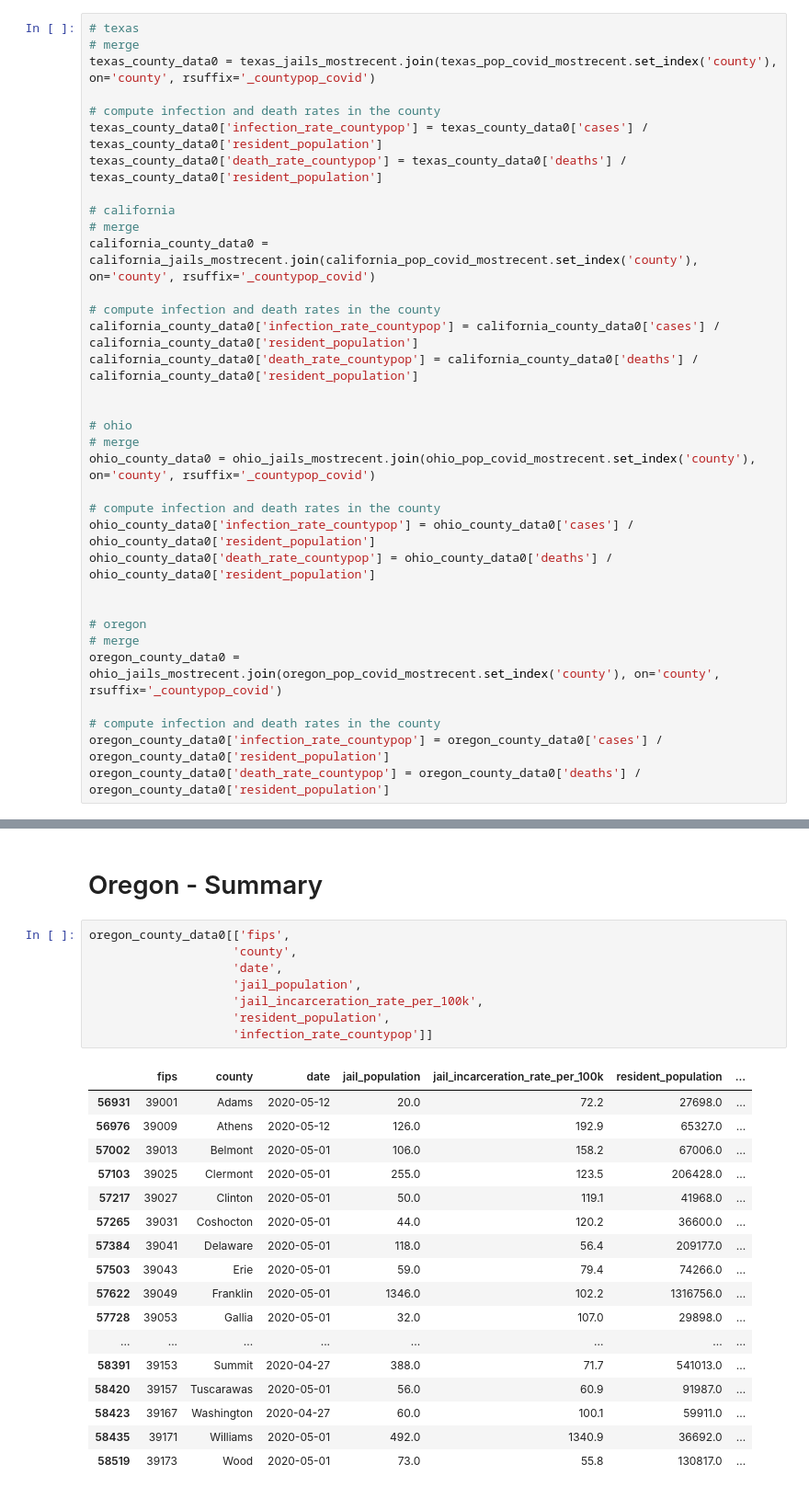
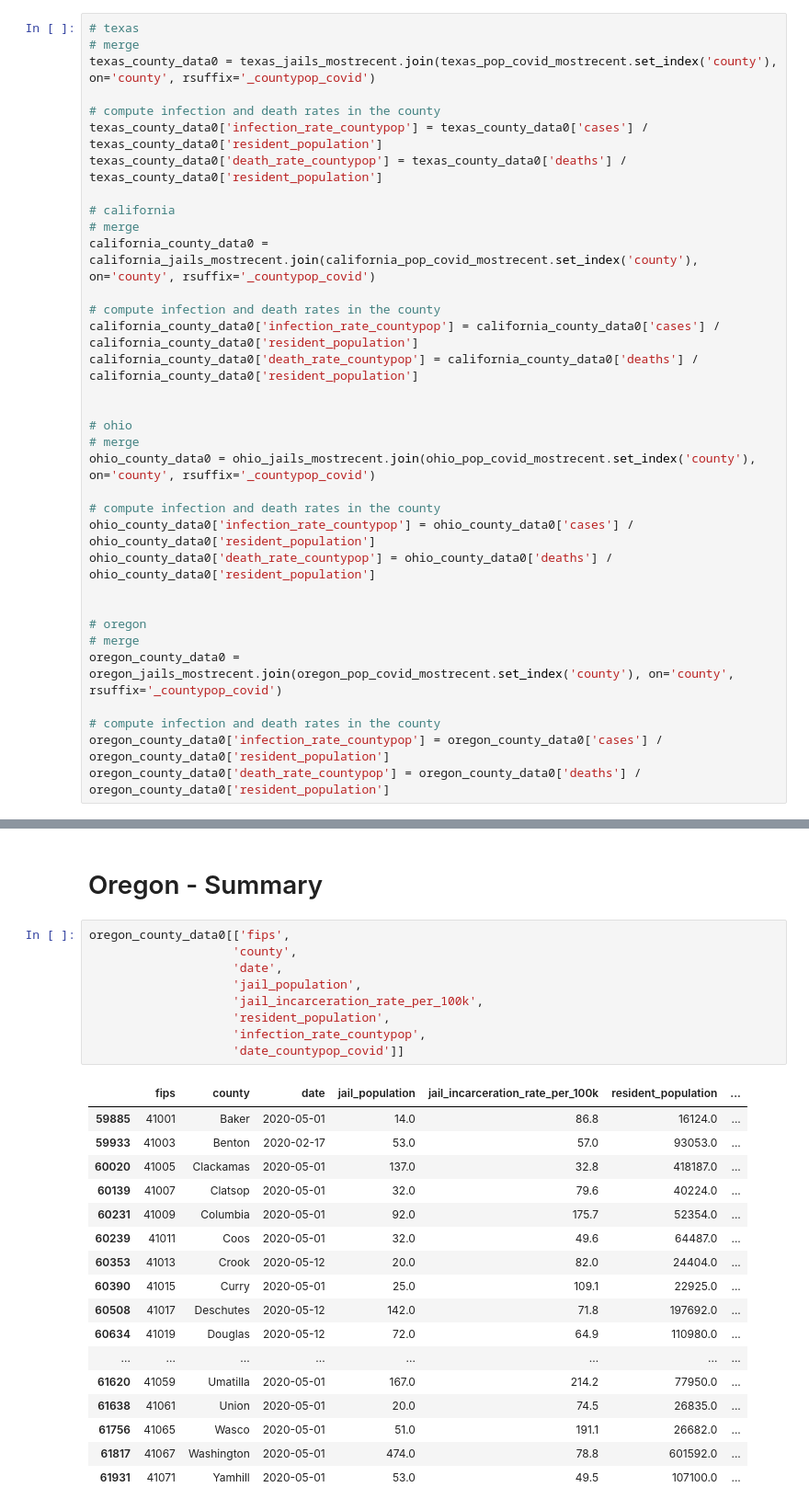
Before and after one commit to bhawna759/MIT_COVID-19_Datathon, a Jupyter notebook: County_level_Texas_California.ipynb, the cells around one changed output, grey strips where cells are left out. Shown at 92% size. Drawn from its saved outputs; the diff is of its cells as text.

Commit message:
added Oregon, Ohio

```diff
--- a/County_level_Texas_California.ipynb
+++ b/County_level_Texas_California.ipynb
@@ -712,7 +712,7 @@ ohio_county_data0['death_rate_countypop'] = ohio_county_data0['deaths'] / ohio_c
 
 # oregon
 # merge
-oregon_county_data0 = ohio_jails_mostrecent.join(oregon_pop_covid_mostrecent.set_index('county'), on='county', rsuffix='_countypop_covid')
+oregon_county_data0 = oregon_jails_mostrecent.join(oregon_pop_covid_mostrecent.set_index('county'), on='county', rsuffix='_countypop_covid')
 
 # compute infection and death rates in the county
 oregon_county_data0['infection_rate_countypop'] = oregon_county_data0['cases'] / oregon_county_data0['resident_population']
@@ -999,26 +1000,27 @@ ohio_county_data0[['fips',
 # %%
 oregon_county_data0[['fips',
                     'county',
                     'date',
                     'jail_population',
                     'jail_incarceration_rate_per_100k',
                     'resident_population',
-                    'infection_rate_countypop']]
+                    'infection_rate_countypop',
+                    'date_countypop_covid']]
 # %% [output]
 |  | fips | county | date | jail_population | jail_incarceration_rate_per_100k | resident_population | ... |
-| 56931 | 39001 | Adams | 2020-05-12 | 20.0 | 72.2 | 27698.0 | ... |
-| 56976 | 39009 | Athens | 2020-05-12 | 126.0 | 192.9 | 65327.0 | ... |
-| 57002 | 39013 | Belmont | 2020-05-01 | 106.0 | 158.2 | 67006.0 | ... |
-| 57103 | 39025 | Clermont | 2020-05-01 | 255.0 | 123.5 | 206428.0 | ... |
-| 57217 | 39027 | Clinton | 2020-05-01 | 50.0 | 119.1 | 41968.0 | ... |
-| 57265 | 39031 | Coshocton | 2020-05-01 | 44.0 | 120.2 | 36600.0 | ... |
-| 57384 | 39041 | Delaware | 2020-05-01 | 118.0 | 56.4 | 209177.0 | ... |
-| 57503 | 39043 | Erie | 2020-05-01 | 59.0 | 79.4 | 74266.0 | ... |
-| 57622 | 39049 | Franklin | 2020-05-01 | 1346.0 | 102.2 | 1316756.0 | ... |
-| 57728 | 39053 | Gallia | 2020-05-01 | 32.0 | 107.0 | 29898.0 | ... |
+| 59885 | 41001 | Baker | 2020-05-01 | 14.0 | 86.8 | 16124.0 | ... |
+| 59933 | 41003 | Benton | 2020-02-17 | 53.0 | 57.0 | 93053.0 | ... |
+| 60020 | 41005 | Clackamas | 2020-05-01 | 137.0 | 32.8 | 418187.0 | ... |
+| 60139 | 41007 | Clatsop | 2020-05-01 | 32.0 | 79.6 | 40224.0 | ... |
+| 60231 | 41009 | Columbia | 2020-05-01 | 92.0 | 175.7 | 52354.0 | ... |
+| 60239 | 41011 | Coos | 2020-05-01 | 32.0 | 49.6 | 64487.0 | ... |
+| 60353 | 41013 | Crook | 2020-05-12 | 20.0 | 82.0 | 24404.0 | ... |
+| 60390 | 41015 | Curry | 2020-05-01 | 25.0 | 109.1 | 22925.0 | ... |
+| 60508 | 41017 | Deschutes | 2020-05-12 | 142.0 | 71.8 | 197692.0 | ... |
+| 60634 | 41019 | Douglas | 2020-05-12 | 72.0 | 64.9 | 110980.0 | ... |
 | ... | ... | ... | ... | ... | ... | ... | ... |
-| 58391 | 39153 | Summit | 2020-04-27 | 388.0 | 71.7 | 541013.0 | ... |
-| 58420 | 39157 | Tuscarawas | 2020-05-01 | 56.0 | 60.9 | 91987.0 | ... |
-| 58423 | 39167 | Washington | 2020-04-27 | 60.0 | 100.1 | 59911.0 | ... |
-| 58435 | 39171 | Williams | 2020-05-01 | 492.0 | 1340.9 | 36692.0 | ... |
-| 58519 | 39173 | Wood | 2020-05-01 | 73.0 | 55.8 | 130817.0 | ... |
+| 61620 | 41059 | Umatilla | 2020-05-01 | 167.0 | 214.2 | 77950.0 | ... |
+| 61638 | 41061 | Union | 2020-05-01 | 20.0 | 74.5 | 26835.0 | ... |
+| 61756 | 41065 | Wasco | 2020-05-01 | 51.0 | 191.1 | 26682.0 | ... |
+| 61817 | 41067 | Washington | 2020-05-01 | 474.0 | 78.8 | 601592.0 | ... |
+| 61931 | 41071 | Yamhill | 2020-05-01 | 53.0 | 49.5 | 107100.0 | ... |
```
Also changed, not shown: parts of 2 cells of this notebook.
